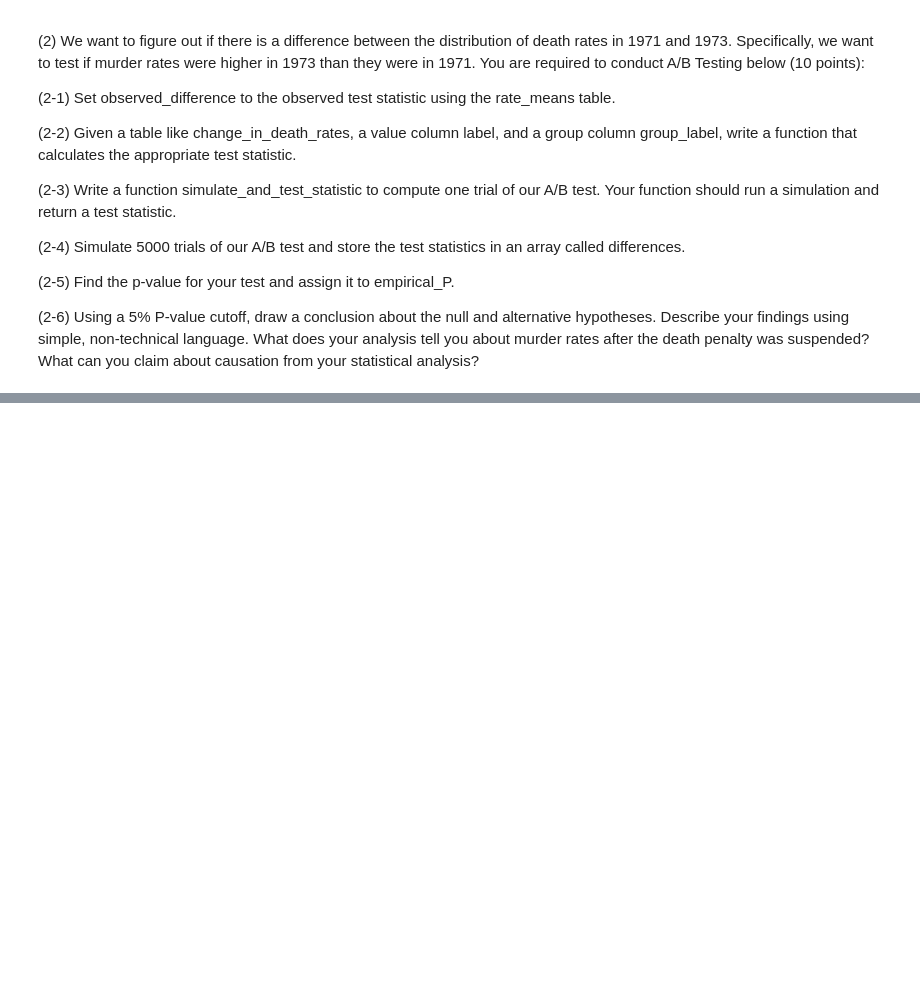
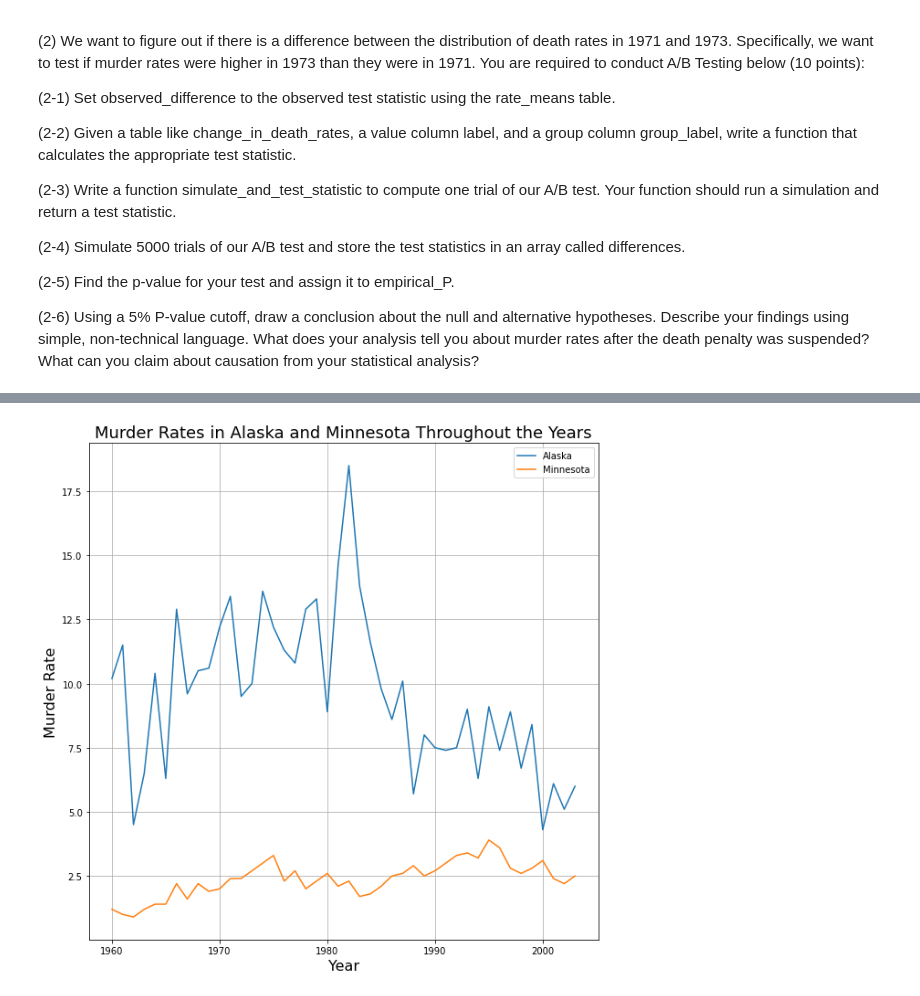
Before and after one commit to Aranagut/Tejaswini_INFO5502_Spring2022, a Jupyter notebook: lab_assignment_09.ipynb, the cells around one changed output, grey strips where cells are left out. Drawn from its saved outputs; the diff is of its cells as text; code cells hidden in the pictures; blank space fills up the shorter version.

```diff
--- a/lab_assignment_09.ipynb
+++ b/lab_assignment_09.ipynb
@@ -316,0 +321,11 @@ df1
+# %%
+# You answer here
+
+import numpy as np
+from datascience import *
+import matplotlib
+
+import matplotlib.pyplot as plt
+testsorder = make_array(5, 1, 3, 2, 4, 6)
+rates = Table.read_table('/content/gdrive/MyDrive/crime_rates.csv').select('State', 'Year', 'Population', 'Murder Rate')
+rates.set_format("Population", NumberFormatter)
@@ -316,0 +358,8 @@ df1
+# %%
+# You code here
+
+alaska = rates.where('State', 'Alaska').drop('State', 'Population').relabeled(1, 'List of Murder rate in Alaska')
+minnesota = rates.where('State', 'Minnesota').drop('State', 'Population').relabeled(1, 'List of Murder rate in Minnesota')
+# Fill in this line to make a table like the one pictured above.
+alaska_minnesota = alaska.join("Year", minnesota)
+alaska_minnesota
@@ -316,0 +379,12 @@ df1
+# %%
+plt.figure(figsize=(10,10))
+plt.title('Murder Rates in Alaska and Minnesota Throughout the Years',fontsize=18)
+plt.plot(alaska_minnesota['Year'],alaska_minnesota['List of Murder rate in Alaska'],label='Alaska')
+plt.plot(alaska_minnesota['Year'],alaska_minnesota['List of Murder rate in Minnesota'],label='Minnesota')
+plt.xlabel('Year',fontsize=16)
+plt.ylabel('Murder Rate',fontsize=16)
+plt.legend()
+plt.grid()
+plt.show()
+# %% [output]
+[figure, added]
```
Also changed, not shown: parts of 15 cells of this notebook.
